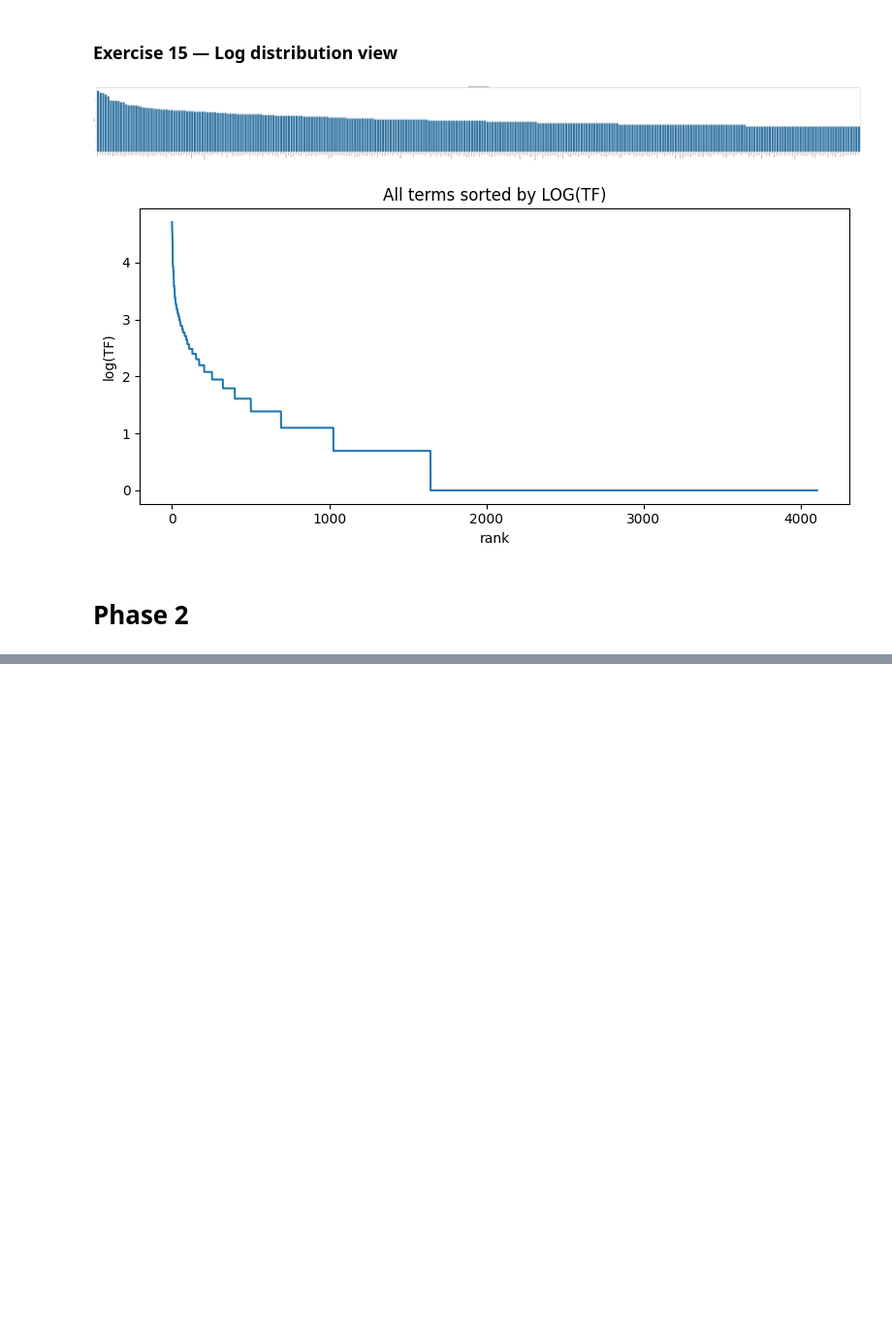
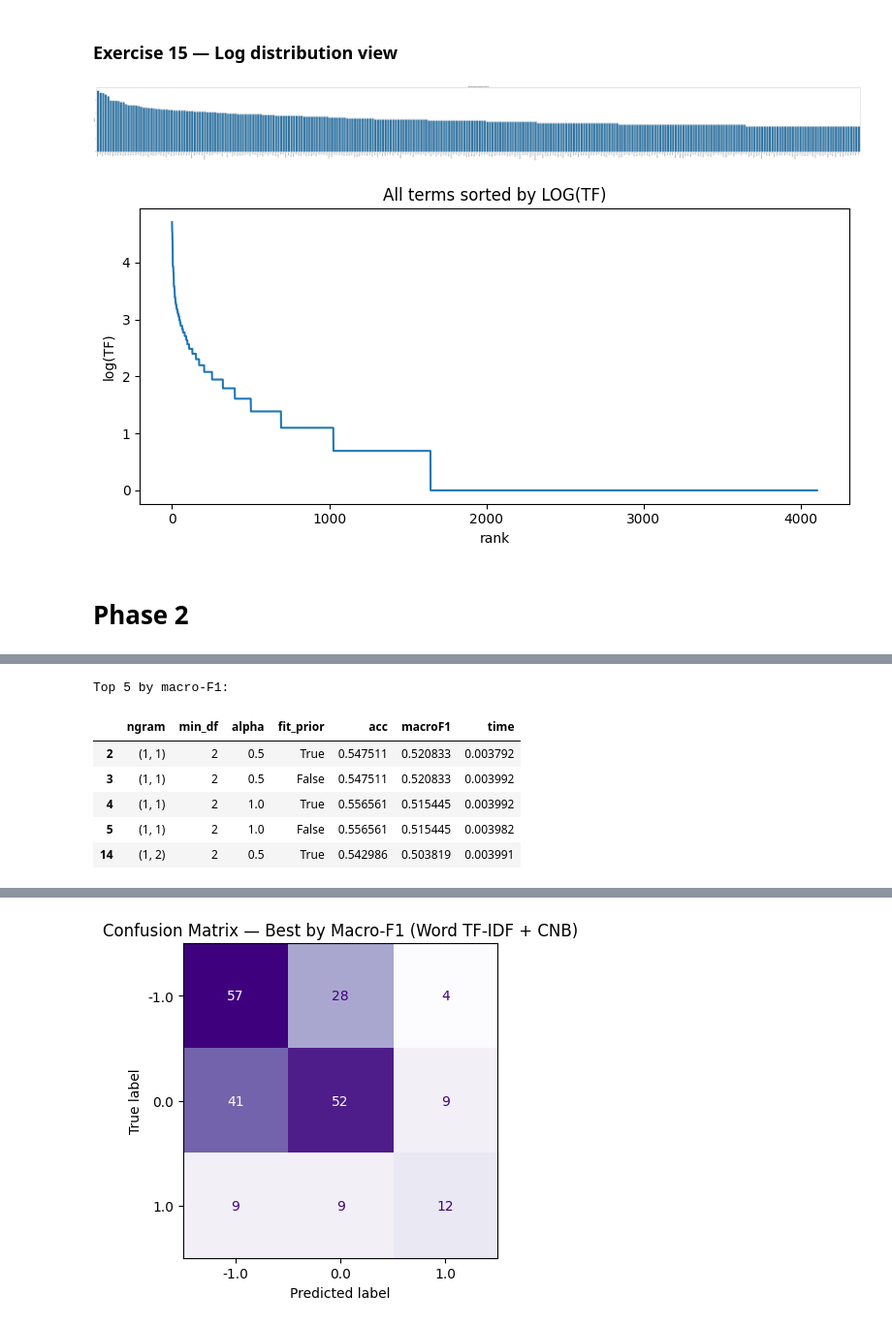
Before and after one commit to yuyanglin114/DM2025-Lab1-Exercise, a Jupyter notebook: DM2025-Lab1-Homework.ipynb, the cells around one changed output, grey strips where cells are left out. Shown at 97% size. Cells and saved outputs as stored; diff of their text form; code cells hidden in the pictures; blank space fills up the shorter version.

```diff
--- a/DM2025-Lab1-Homework.ipynb
+++ b/DM2025-Lab1-Homework.ipynb
@@ -387,0 +1520,76 @@ plt.figure(figsize=(8,4)); plt.plot(tf_log[order_log]); plt.title('All terms sor
+# %%
+# Word-only TF-IDF + CNB：專注 macro-F1 的小範圍 sweep
+# 說明：當指標以「三類均衡」(macro-F1) 為主時，挑選能兼顧少數類的參數組合。
+import numpy as np, pandas as pd, time
+from sklearn.feature_extraction.text import TfidfVectorizer
+from sklearn.naive_bayes import ComplementNB
+from sklearn.metrics import accuracy_score, f1_score, classification_report, confusion_matrix, ConfusionMatrixDisplay
+import matplotlib.pyplot as plt
+
+rows = []
+for ngram in [(1,1),(1,2)]:
+    for min_df in [2,3]:
+        for alpha in [0.3,0.5,1.0]:
+            for fit_prior in [True, False]:
+                tv = TfidfVectorizer(
+                    stop_words="english", ngram_range=ngram,
+                    min_df=min_df, max_df=0.9, sublinear_tf=True, norm="l2"
+                )
+                Xtr = tv.fit_transform(X_tr_text)
+                Xte = tv.transform(X_te_text)
+
+                clf = ComplementNB(alpha=alpha, fit_prior=fit_prior)
+                t0 = time.time()
+                clf.fit(Xtr, y_tr)
+                pred = clf.predict(Xte)
+                acc = accuracy_score(y_te, pred)
+                mf1 = f1_score(y_te, pred, average="macro")
+
+                rows.append({
+                    "ngram": ngram, "min_df": min_df,
+                    "alpha": alpha, "fit_prior": fit_prior,
+                    "acc": acc, "macroF1": mf1,
+                    "time": time.time()-t0,
+                    "report": classification_report(y_te, pred, digits=4)
+                })
+
+res = pd.DataFrame(rows).sort_values(["macroF1","acc"], ascending=False)
+print("Top 5 by macro-F1:")
+display(res.head(5)[["ngram","min_df","alpha","fit_prior","acc","macroF1","time"]])
+
+best = res.iloc[0]
+print("\n[Best by macro-F1 — emphasized]")
+print(f"ngram={best['ngram']}, min_df={best['min_df']}, alpha={best['alpha']}, fit_prior={best['fit_prior']}")
+print(f"Accuracy={best['acc']:.4f} | Macro-F1={best['macroF1']:.4f}")
+
+print("\nClassification report (best by macro-F1):\n", best["report"])
+
+# === 以最佳組合「重建向量器與模型」→ 畫 confusion matrix（確保與上方結果一致） ===
+best_tv = TfidfVectorizer(
+    stop_words="english", ngram_range=best["ngram"],
+    min_df=int(best["min_df"]), max_df=0.9, sublinear_tf=True, norm="l2"
+)
+Xtr_best = best_tv.fit_transform(X_tr_text)
+Xte_best = best_tv.transform(X_te_text)
+
+best_clf = ComplementNB(alpha=float(best["alpha"]), fit_prior=bool(best["fit_prior"]))
+best_clf.fit(Xtr_best, y_tr)
+pred_best = best_clf.predict(Xte_best)
+
+labels_sorted = sorted(np.unique(y_te))
+disp = ConfusionMatrixDisplay(confusion_matrix(y_te, pred_best, labels=labels_sorted),
+                              display_labels=labels_sorted)
+
+plt.figure(figsize=(5.5, 4.2))
+disp.plot(values_format='d', cmap="Purples", ax=plt.gca(), colorbar=False)
+plt.title("Confusion Matrix — Best by Macro-F1 (Word TF-IDF + CNB)")
+plt.tight_layout()
+plt.show()
+# %% [output]
+Top 5 by macro-F1:
+|  | ngram | min_df | alpha | fit_prior | acc | macroF1 | time |
+| 2 | (1, 1) | 2 | 0.5 | True | 0.547511 | 0.520833 | 0.003792 |
+| 3 | (1, 1) | 2 | 0.5 | False | 0.547511 | 0.520833 | 0.003992 |
+| 4 | (1, 1) | 2 | 1.0 | True | 0.556561 | 0.515445 | 0.003992 |
+| 5 | (1, 1) | 2 | 1.0 | False | 0.556561 | 0.515445 | 0.003982 |
+| 14 | (1, 2) | 2 | 0.5 | True | 0.542986 | 0.503819 | 0.003991 |
@@ -387,0 +1610 @@ plt.figure(figsize=(8,4)); plt.plot(tf_log[order_log]); plt.title('All terms sor
+[figure, added]
```
Also changed, not shown: parts of 41 cells of this notebook.
